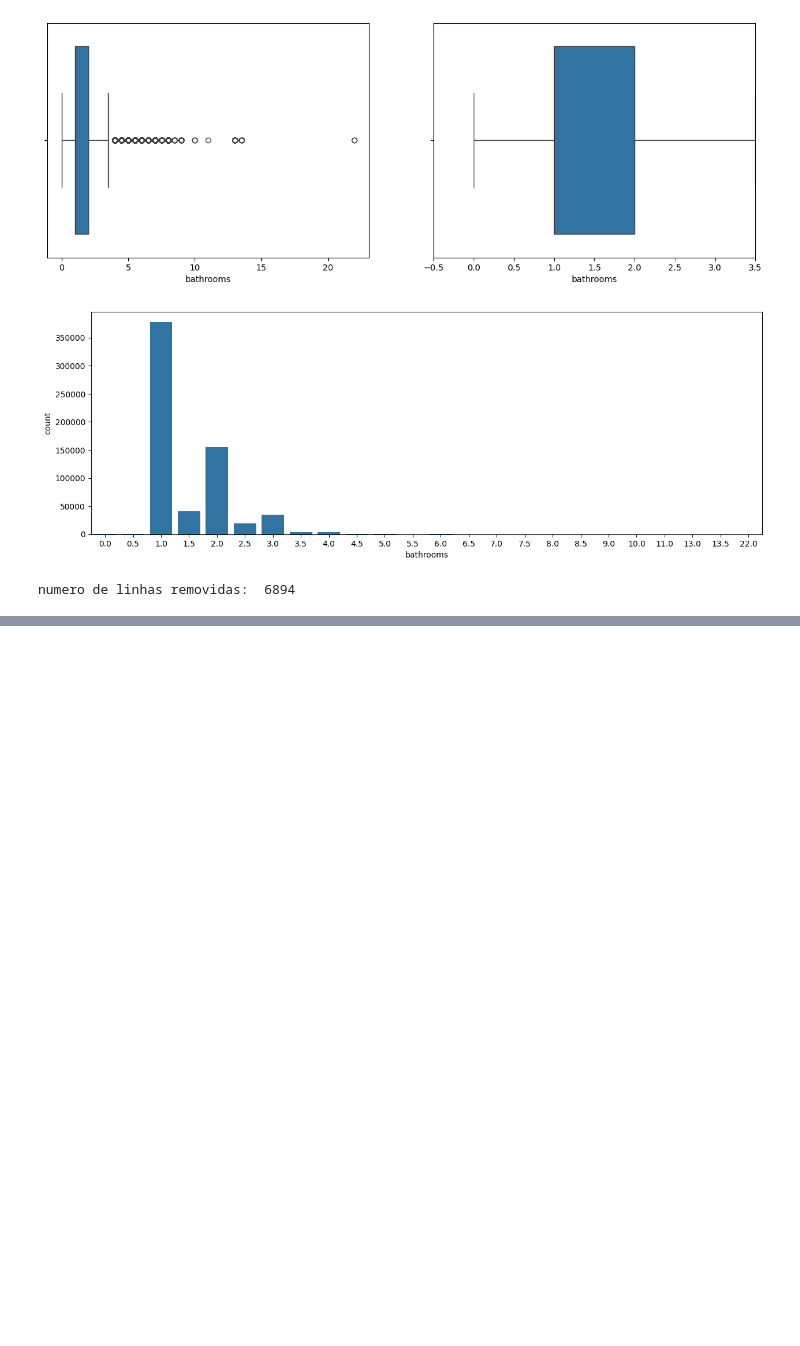
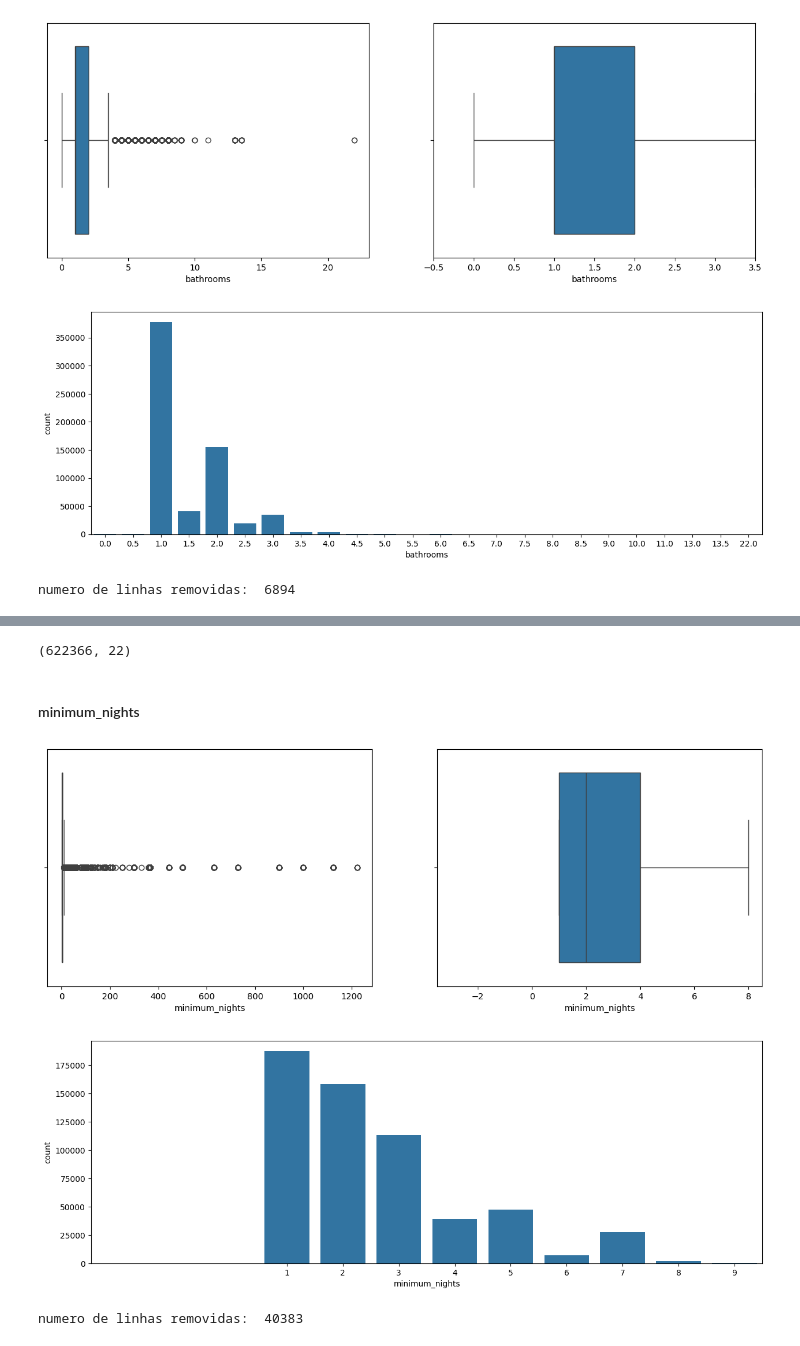
Before and after one commit to ghrisss/Wily, a Jupyter notebook: main.ipynb, the cells around one changed output, grey strips where cells are left out. Cells and saved outputs as stored; diff of their text form; code cells hidden in the pictures; blank space fills up the shorter version.

```diff
--- a/main.ipynb
+++ b/main.ipynb
@@ -339,0 +384,18 @@ numero de linhas removidas:  6894
+# %%
+base_airbnb = base_airbnb.drop("guests_included", axis=1)
+base_airbnb.shape
+# %% [output]
+(622366, 22)
+# %% [markdown]
+#### minimum_nights
+# %%
+boxplot_builder(base_airbnb["minimum_nights"])
+barplot_builder(base_airbnb["minimum_nights"])
+# %% [output]
+[figure, added]
+[figure, added]
+# %%
+base_airbnb, removed_lines = remove_outliers(base_airbnb, "minimum_nights")
+print("numero de linhas removidas: ", removed_lines)
+# %% [output]
+numero de linhas removidas:  40383
```
Also changed, not shown: parts of 18 cells of this notebook.
